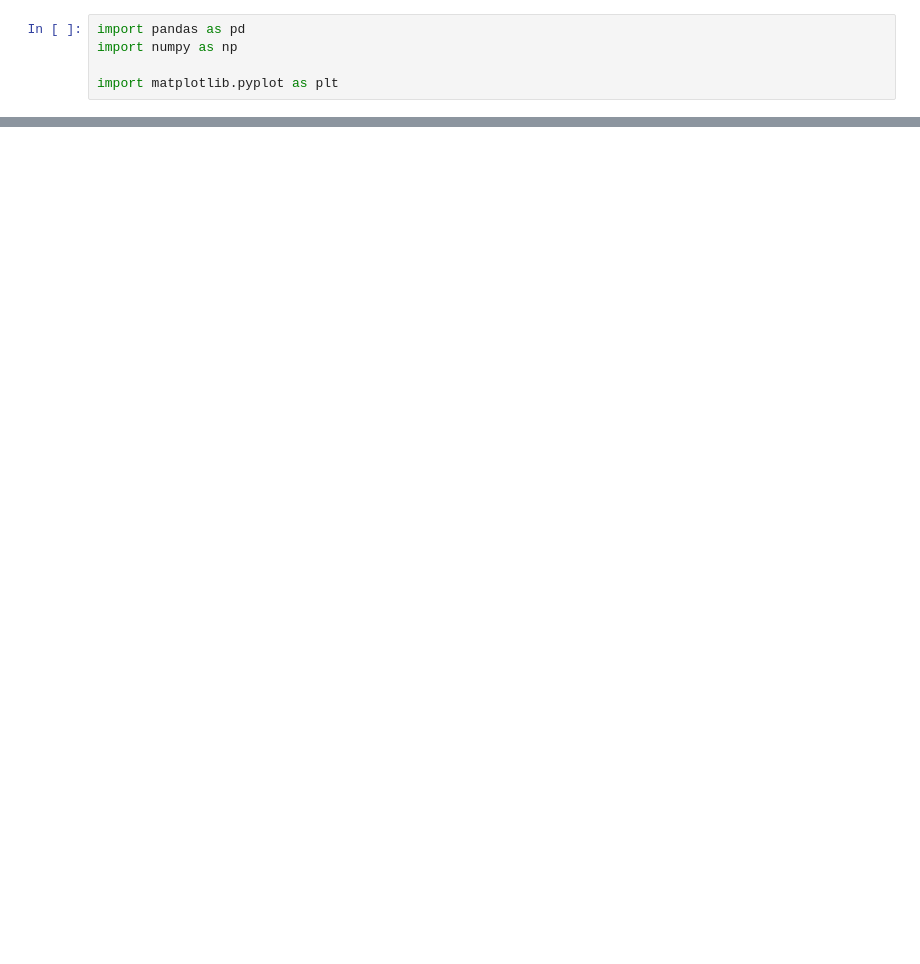
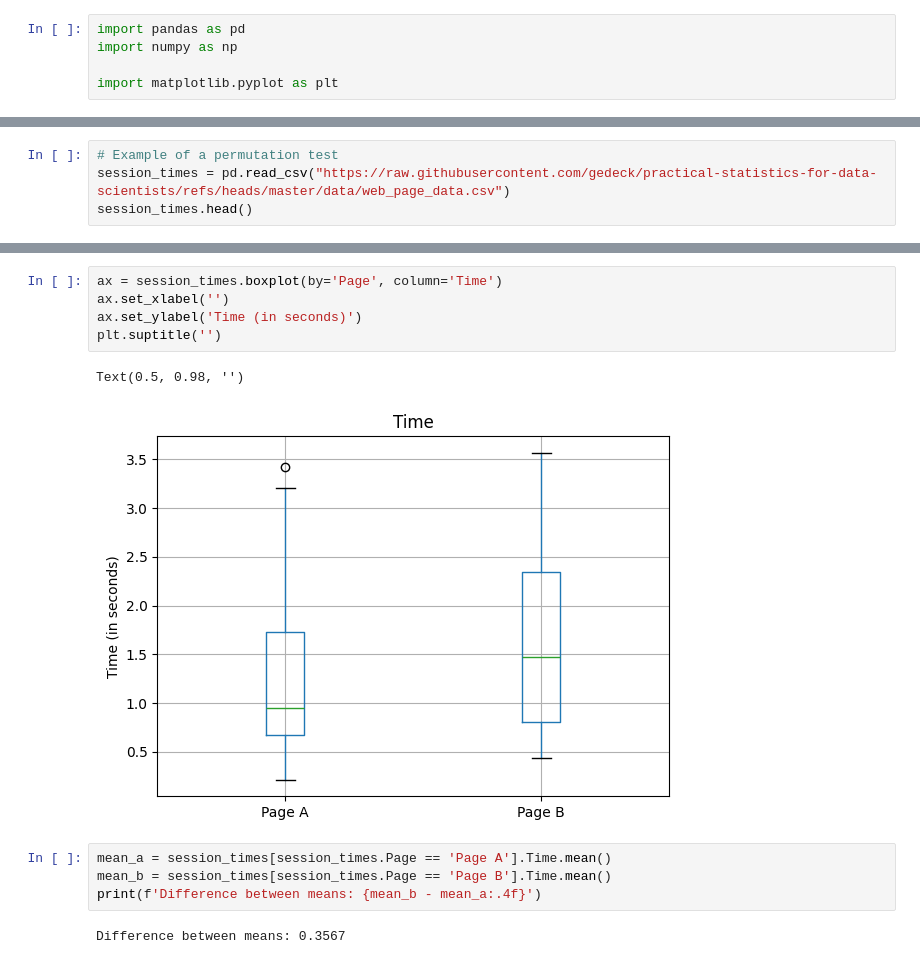
Before and after one commit to Drieger/practical-statistics-for-data-scientists, a Jupyter notebook: 3. Statistical Experiments and Significance Testing/statistical_experiments_and_significance_testing.ipynb, the cells around one changed output, grey strips where cells are left out. Drawn from its saved outputs; the diff is of its cells as text; blank space fills up the shorter version.

Commit message:
add permutation test

```diff
--- a/3. Statistical Experiments and Significance Testing/statistical_experiments_and_significance_testing.ipynb
+++ b/3. Statistical Experiments and Significance Testing/statistical_experiments_and_significance_testing.ipynb
@@ -88,0 +117,4 @@ Taken together, the null and alternative hypothesis must account for all possibi
+# %%
+# Example of a permutation test
+session_times = pd.read_csv("https://raw.githubusercontent.com/gedeck/practical-statistics-for-data-scientists/refs/heads/master/data/web_page_data.csv")
+session_times.head()
@@ -88,0 +128,14 @@ Taken together, the null and alternative hypothesis must account for all possibi
+# %%
+ax = session_times.boxplot(by='Page', column='Time')
+ax.set_xlabel('')
+ax.set_ylabel('Time (in seconds)')
+plt.suptitle('')
+# %% [output]
+Text(0.5, 0.98, '')
+[figure, added]
+# %%
+mean_a = session_times[session_times.Page == 'Page A'].Time.mean()
+mean_b = session_times[session_times.Page == 'Page B'].Time.mean()
+print(f'Difference between means: {mean_b - mean_a:.4f}')
+# %% [output]
+Difference between means: 0.3567
```
Also changed, not shown: parts of 4 cells of this notebook.
